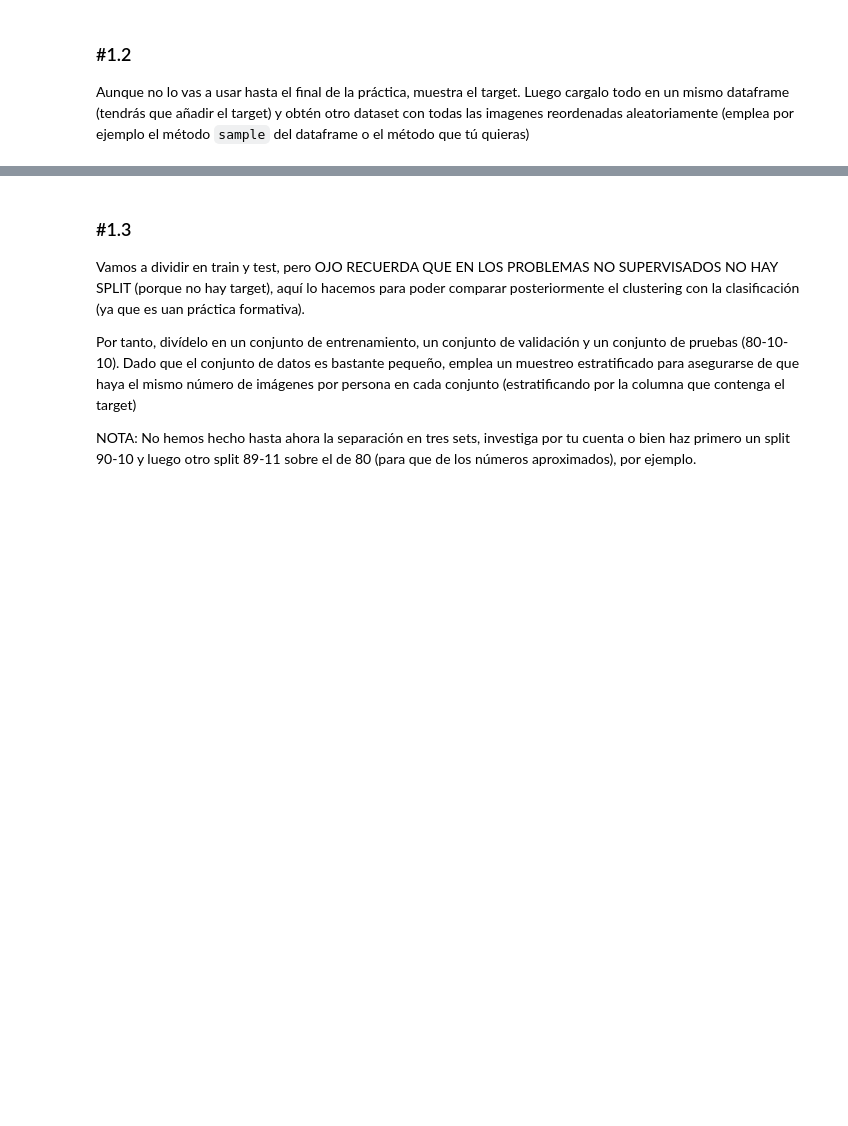
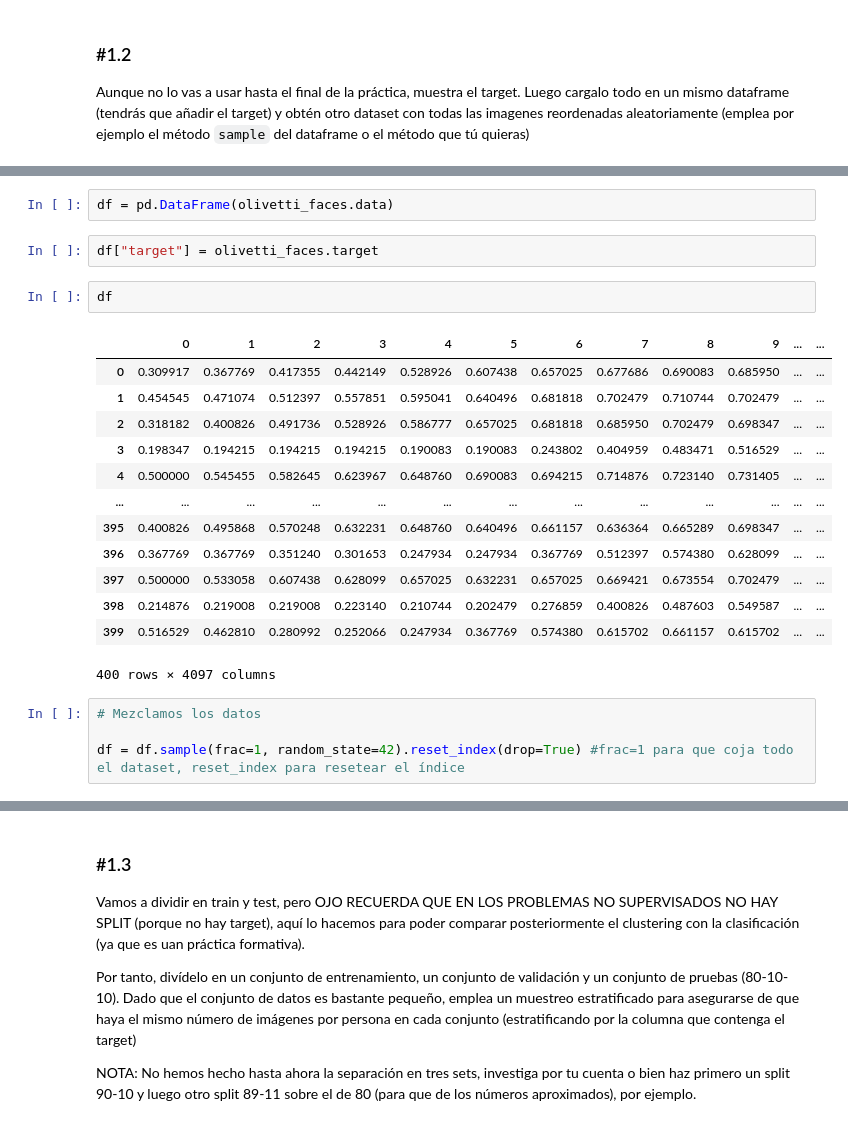
Before and after one commit to Anttt4/ONLINE_DS_THEBRIDGE_Antonio_Carreno_Jimenez, a Jupyter notebook: Sprint 13/Unidad 1/Práctica Obligatoria/18_Practica_Obligatoria_Clustering_I.ipynb, the cells around one changed output, grey strips where cells are left out. Drawn from its saved outputs; the diff is of its cells as text; blank space fills up the shorter version.

```diff
--- a/Sprint 13/Unidad 1/Práctica Obligatoria/18_Practica_Obligatoria_Clustering_I.ipynb
+++ b/Sprint 13/Unidad 1/Práctica Obligatoria/18_Practica_Obligatoria_Clustering_I.ipynb
@@ -47,0 +102,24 @@ Aunque no lo vas a usar hasta el final de la práctica, muestra el target. Luego
+# %%
+df = pd.DataFrame(olivetti_faces.data)
+# %%
+df["target"] = olivetti_faces.target
+# %%
+df
+# %% [output]
+|  | 0 | 1 | 2 | 3 | 4 | 5 | 6 | 7 | 8 | 9 | ... | ... |
+| 0 | 0.309917 | 0.367769 | 0.417355 | 0.442149 | 0.528926 | 0.607438 | 0.657025 | 0.677686 | 0.690083 | 0.685950 | ... | ... |
+| 1 | 0.454545 | 0.471074 | 0.512397 | 0.557851 | 0.595041 | 0.640496 | 0.681818 | 0.702479 | 0.710744 | 0.702479 | ... | ... |
+| 2 | 0.318182 | 0.400826 | 0.491736 | 0.528926 | 0.586777 | 0.657025 | 0.681818 | 0.685950 | 0.702479 | 0.698347 | ... | ... |
+| 3 | 0.198347 | 0.194215 | 0.194215 | 0.194215 | 0.190083 | 0.190083 | 0.243802 | 0.404959 | 0.483471 | 0.516529 | ... | ... |
+| 4 | 0.500000 | 0.545455 | 0.582645 | 0.623967 | 0.648760 | 0.690083 | 0.694215 | 0.714876 | 0.723140 | 0.731405 | ... | ... |
+| ... | ... | ... | ... | ... | ... | ... | ... | ... | ... | ... | ... | ... |
+| 395 | 0.400826 | 0.495868 | 0.570248 | 0.632231 | 0.648760 | 0.640496 | 0.661157 | 0.636364 | 0.665289 | 0.698347 | ... | ... |
+| 396 | 0.367769 | 0.367769 | 0.351240 | 0.301653 | 0.247934 | 0.247934 | 0.367769 | 0.512397 | 0.574380 | 0.628099 | ... | ... |
+| 397 | 0.500000 | 0.533058 | 0.607438 | 0.628099 | 0.657025 | 0.632231 | 0.657025 | 0.669421 | 0.673554 | 0.702479 | ... | ... |
+| 398 | 0.214876 | 0.219008 | 0.219008 | 0.223140 | 0.210744 | 0.202479 | 0.276859 | 0.400826 | 0.487603 | 0.549587 | ... | ... |
+| 399 | 0.516529 | 0.462810 | 0.280992 | 0.252066 | 0.247934 | 0.367769 | 0.574380 | 0.615702 | 0.661157 | 0.615702 | ... | ... |
+400 rows × 4097 columns
+# %%
+# Mezclamos los datos
+
+df = df.sample(frac=1, random_state=42).reset_index(drop=True) #frac=1 para que coja todo el dataset, reset_index para resetear el índice
```
Also changed, not shown: parts of 29 cells of this notebook.
